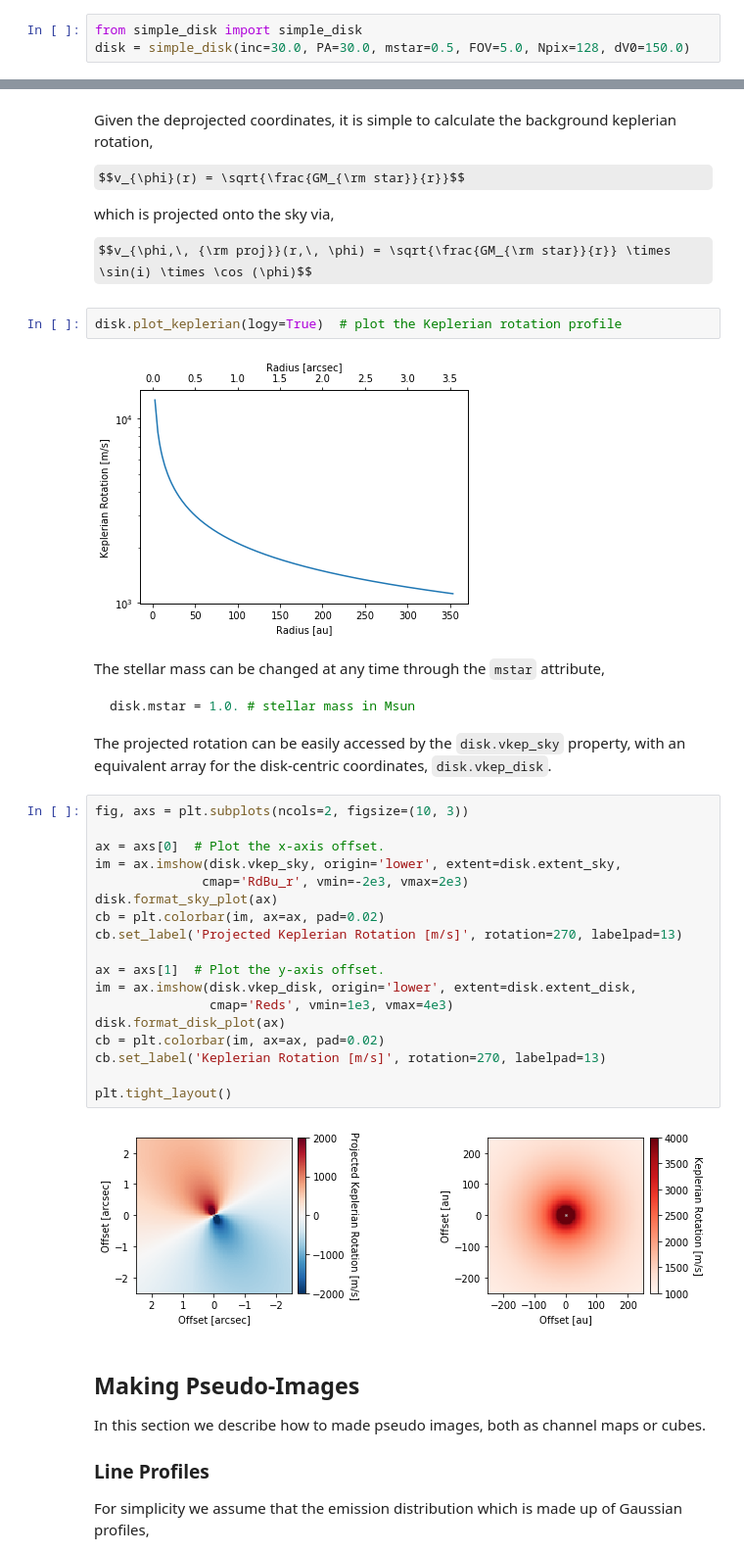
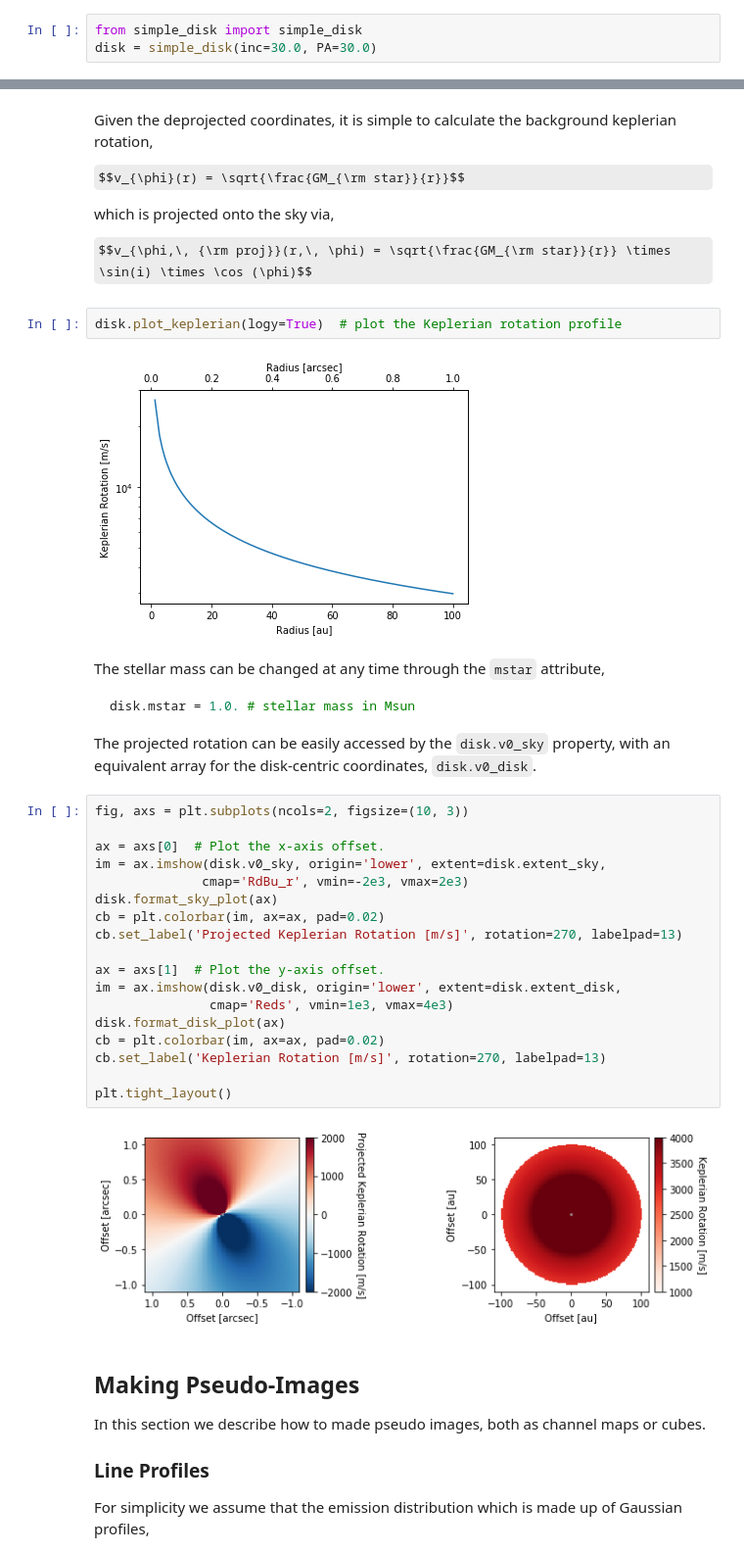
Before and after one commit to richteague/wrinkleology, a Jupyter notebook: HowTo - Making Simple Cubes.ipynb, the cells around one changed output, grey strips where cells are left out. Shown at 98% size. Drawn from its saved outputs; the diff is of its cells as text; some formulas as TeX source.

````diff
--- a/HowTo - Making Simple Cubes.ipynb
+++ b/HowTo - Making Simple Cubes.ipynb
@@ -13,4 +13,4 @@ To start a model, we need to specify a few things. Firstly, we need to define th
 # %%
 from simple_disk import simple_disk
-disk = simple_disk(inc=30.0, PA=30.0, mstar=0.5, FOV=5.0, Npix=128, dV0=150.0)
+disk = simple_disk(inc=30.0, PA=30.0)
 # %% [markdown]
@@ -172,7 +176,7 @@ $$v_{\phi,\, {\rm proj}}(r,\, \phi) = \sqrt{\frac{GM_{\rm star}}{r}} \times \sin
 # %%
 disk.plot_keplerian(logy=True)  # plot the Keplerian rotation profile
 # %% [output]
-[figure, old version]
+[figure, new version]
 # %% [markdown]
 The stellar mass can be changed at any time through the `mstar` attribute,
 
@@ -180,27 +184,27 @@ The stellar mass can be changed at any time through the `mstar` attribute,
 disk.mstar = 1.0. # stellar mass in Msun
 ```
 
-The projected rotation can be easily accessed by the `disk.vkep_sky` property, with an equivalent array for the disk-centric coordinates, `disk.vkep_disk`.
+The projected rotation can be easily accessed by the `disk.v0_sky` property, with an equivalent array for the disk-centric coordinates, `disk.v0_disk`.
 # %%
 fig, axs = plt.subplots(ncols=2, figsize=(10, 3))
 
 ax = axs[0]  # Plot the x-axis offset.
-im = ax.imshow(disk.vkep_sky, origin='lower', extent=disk.extent_sky,
+im = ax.imshow(disk.v0_sky, origin='lower', extent=disk.extent_sky,
               cmap='RdBu_r', vmin=-2e3, vmax=2e3)
 disk.format_sky_plot(ax)
 cb = plt.colorbar(im, ax=ax, pad=0.02)
 cb.set_label('Projected Keplerian Rotation [m/s]', rotation=270, labelpad=13)
 
 ax = axs[1]  # Plot the y-axis offset.
-im = ax.imshow(disk.vkep_disk, origin='lower', extent=disk.extent_disk,
+im = ax.imshow(disk.v0_disk, origin='lower', extent=disk.extent_disk,
                cmap='Reds', vmin=1e3, vmax=4e3)
 disk.format_disk_plot(ax)
 cb = plt.colorbar(im, ax=ax, pad=0.02)
 cb.set_label('Keplerian Rotation [m/s]', rotation=270, labelpad=13)
 
 plt.tight_layout()
 # %% [output]
-[figure, old version]
+[figure, new version]
 # %% [markdown]
 ## Making Pseudo-Images
 
````
Also changed, not shown: parts of 11 cells of this notebook, 3 other files.
